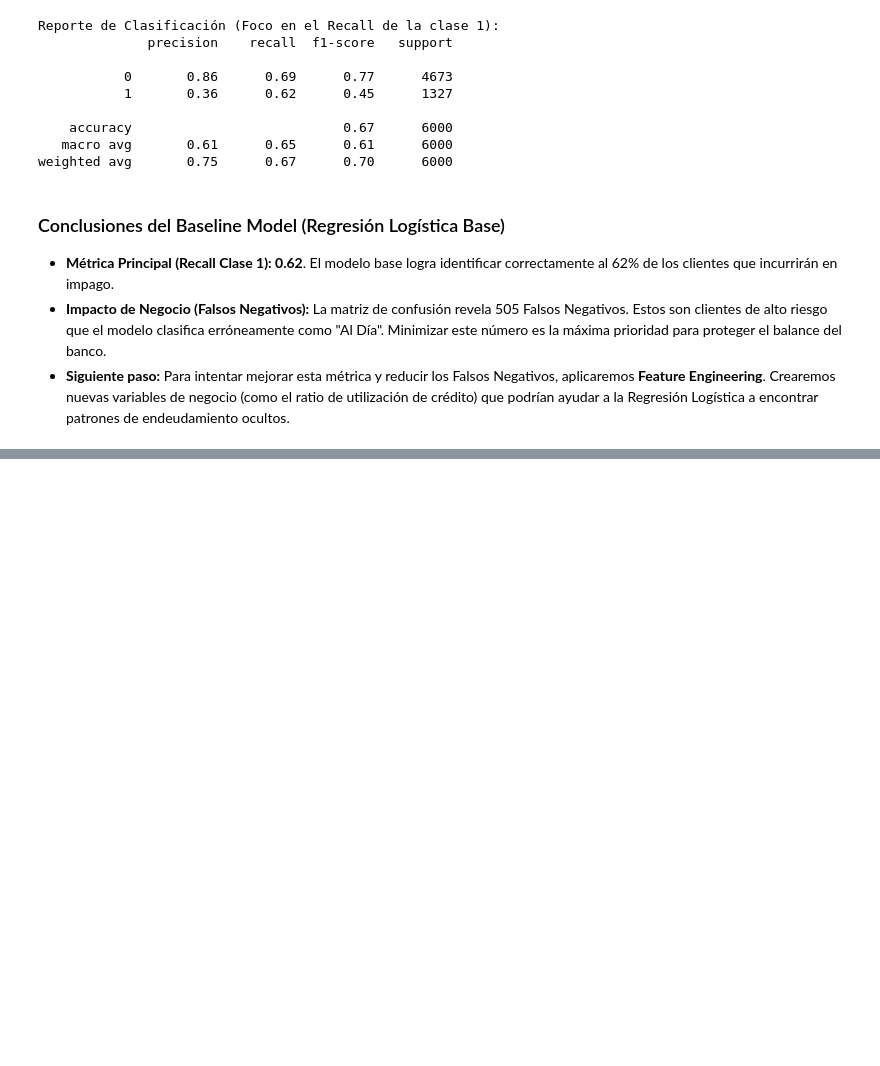
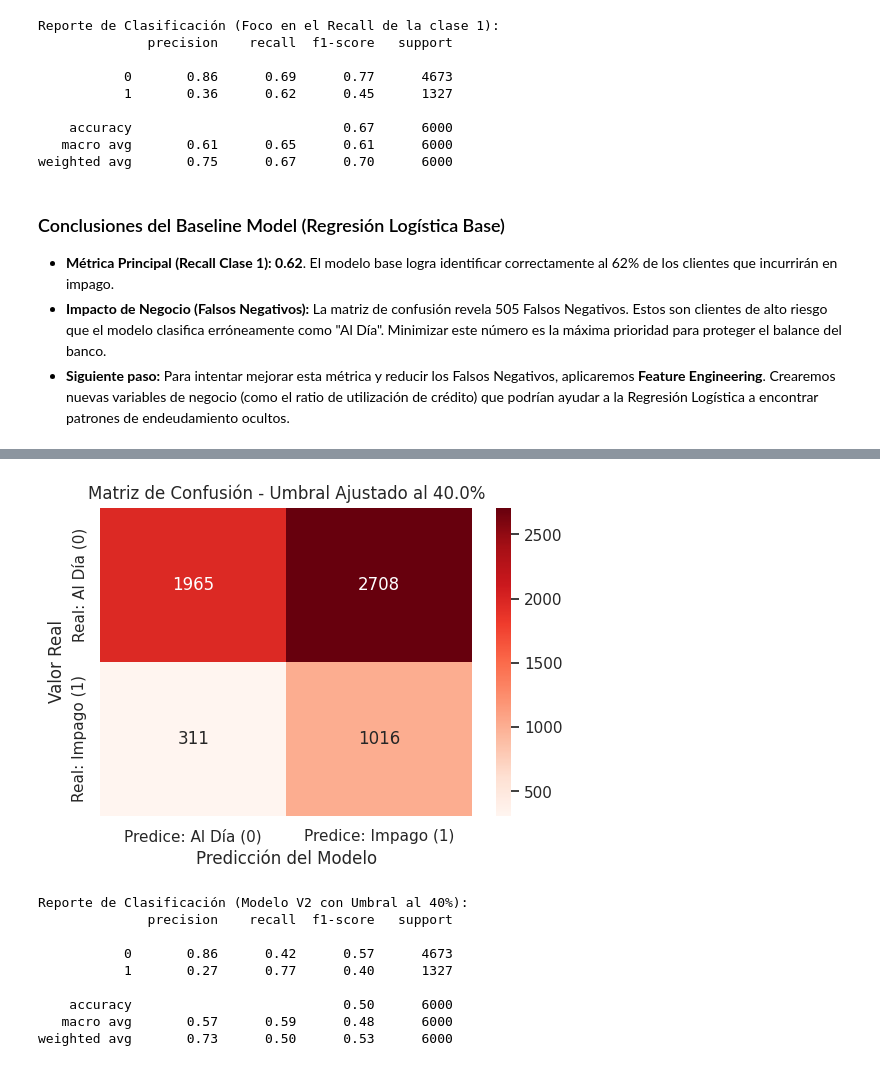
Before and after one commit to Emanuel-TC/preparacion_limpieza_datos, a Jupyter notebook: notebook_principal.ipynb, the cells around one changed output, grey strips where cells are left out. Drawn from its saved outputs; the diff is of its cells as text; code cells hidden in the pictures; blank space fills up the shorter version.

```diff
--- a/notebook_principal.ipynb
+++ b/notebook_principal.ipynb
@@ -647,0 +708,34 @@ weighted avg       0.75      0.67      0.70      6000
+# %%
+# 16.1 En lugar de predecir 0 o 1, pedimos las PROBABILIDADES exactas de impago (clase 1)
+y_probs_v2 = log_reg_v2.predict_proba(X_test_fe)[:, 1]
+
+# 16.2 Definimos el nuevo umbral de Riesgos (ej. 40% en lugar del 50% por defecto)
+umbral_estricto = 0.40
+
+# 16.3 Aplicamos la nueva regla: Si la probabilidad es >= 40%, predecimos Impago (1)
+y_pred_umbral = (y_probs_v2 >= umbral_estricto).astype(int)
+# %%
+# 16.4 Evaluamos el impacto de nuestra decisión de negocio
+cm_umbral = confusion_matrix(y_test, y_pred_umbral)
+plt.figure(figsize=(6, 4))
+sns.heatmap(cm_umbral, annot=True, fmt='d', cmap='Reds',
+            xticklabels=['Predice: Al Día (0)', 'Predice: Impago (1)'],
+            yticklabels=['Real: Al Día (0)', 'Real: Impago (1)'])
+plt.ylabel('Valor Real')
+plt.xlabel('Predicción del Modelo')
+plt.title(f'Matriz de Confusión - Umbral Ajustado al {umbral_estricto*100}%', fontsize=12)
+plt.show()
+
+print("\nReporte de Clasificación (Modelo V2 con Umbral al 40%):")
+print(classification_report(y_test, y_pred_umbral))
+# %% [output]
+[figure, added]
+Reporte de Clasificación (Modelo V2 con Umbral al 40%):
+              precision    recall  f1-score   support
+
+           0       0.86      0.42      0.57      4673
+           1       0.27      0.77      0.40      1327
+
+    accuracy                           0.50      6000
+   macro avg       0.57      0.59      0.48      6000
+weighted avg       0.73      0.50      0.53      6000
```
Also changed, not shown: parts of 9 cells of this notebook, 1 other file.
